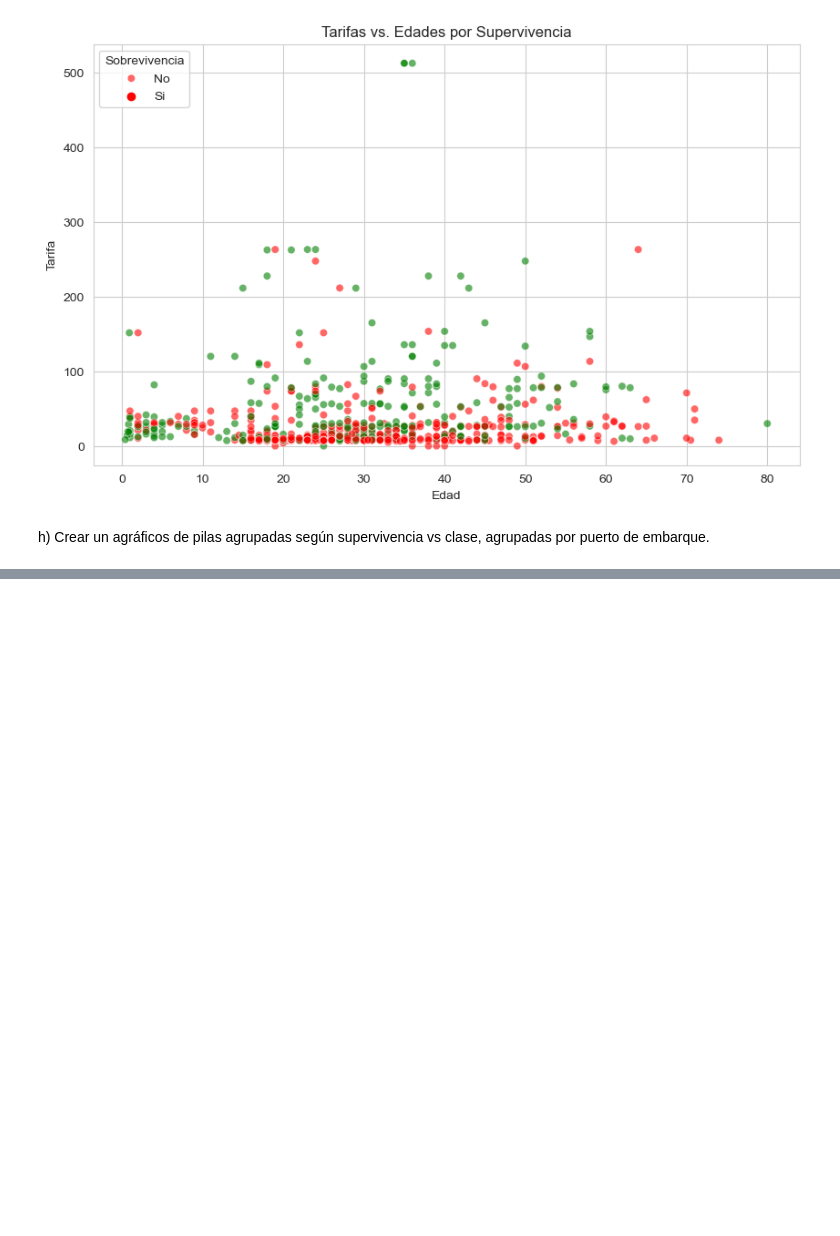
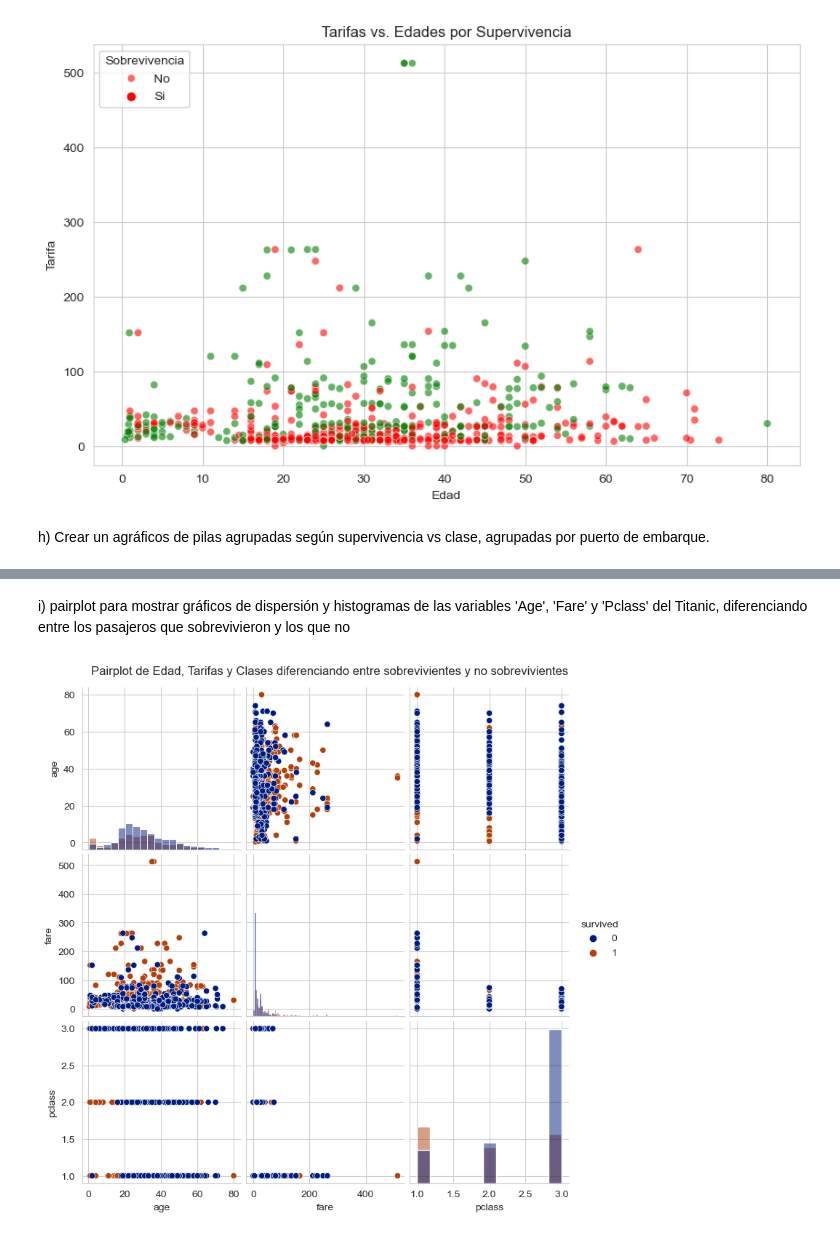
Before and after one commit to fidebravo/Modulo3, a Jupyter notebook: Modulo3_Actividad4.ipynb, the cells around one changed output, grey strips where cells are left out. Saved outputs shown, nothing was run; the diff lists cells and outputs as text; code cells hidden in the pictures; blank space fills up the shorter version.

```diff
--- a/Modulo3_Actividad4.ipynb
+++ b/Modulo3_Actividad4.ipynb
@@ -185,0 +203,25 @@ plt.show()
+# %% [markdown]
+i) pairplot para mostrar gráficos de dispersión y histogramas de las variables 'Age', 'Fare' y 'Pclass' del Titanic, diferenciando entre los pasajeros que sobrevivieron y los que no
+# %%
+import seaborn as sns
+import matplotlib.pyplot as plt
+
+# Filtrar los datos para los pasajeros que sobrevivieron y los que no
+df_survived = df_titanic[df_titanic['survived'] == 1]
+df_not_survived = df_titanic[df_titanic['survived'] == 0]
+
+# Seleccionar las variables de interés
+variables_de_interes = ['age', 'fare', 'pclass']
+
+# Combinar los dataframes de pasajeros que sobrevivieron y los que no
+df_combined = pd.concat([df_survived, df_not_survived], keys=['Survived', 'Not Survived'])
+
+# Crear el pairplot
+sns.pairplot(df_combined, vars=variables_de_interes, hue='survived', diag_kind='hist', palette='dark')
+
+# Añadir título al pairplot
+plt.suptitle('Pairplot de Edad, Tarifas y Clases diferenciando entre sobrevivientes y no sobrevivientes', y=1.02)
+
+plt.show()
+# %% [output]
+[figure, added]
```
Also changed, not shown: parts of 3 cells of this notebook.
